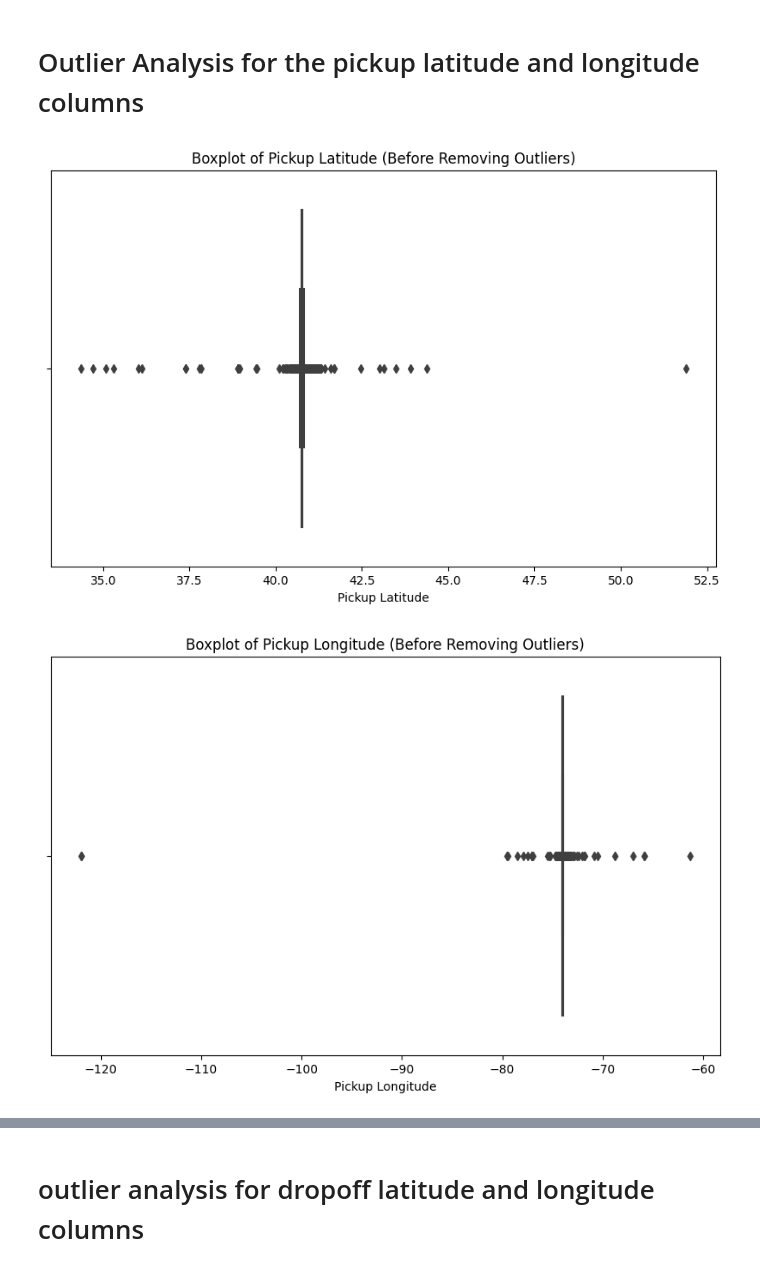
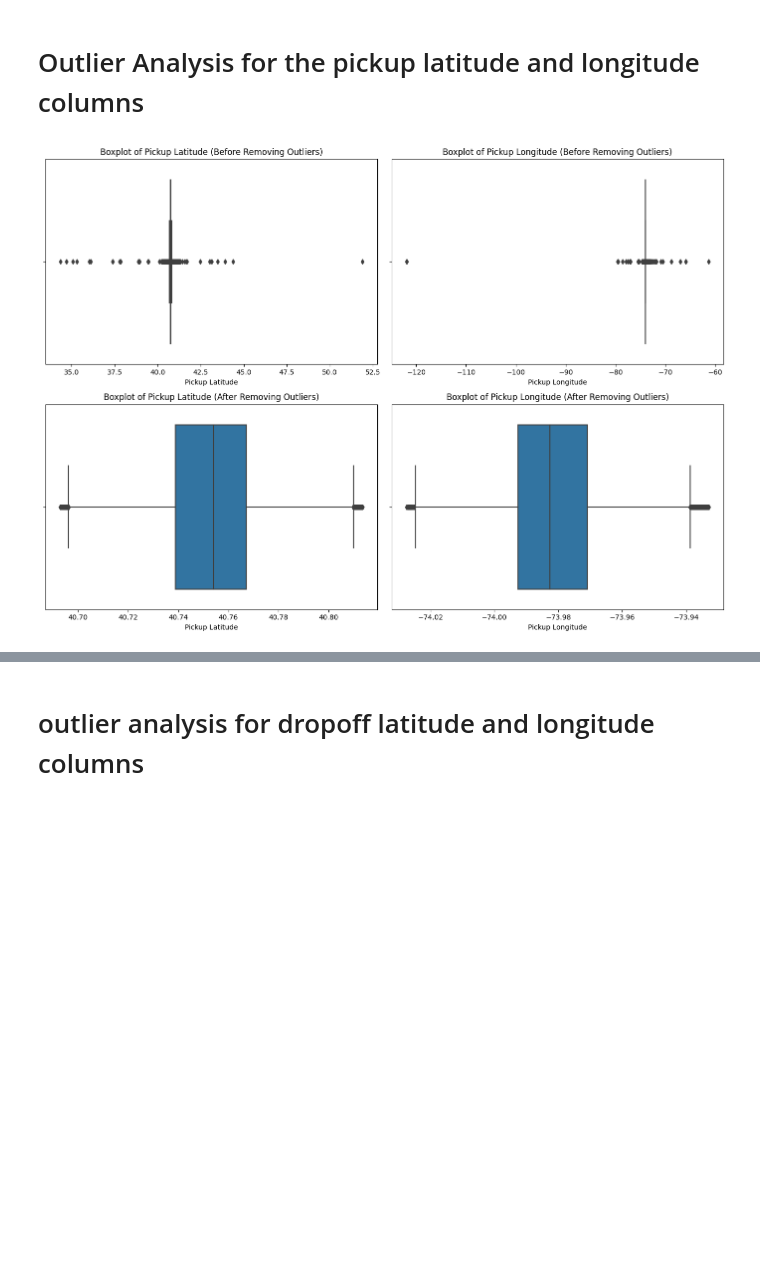
Before and after one commit to IshikaGopie/COMP6940-A4, a Jupyter notebook: section-2.ipynb, the cells around one changed output, grey strips where cells are left out. Cells and saved outputs as stored; diff of their text form; code cells hidden in the pictures; blank space fills up the shorter version.

Commit message:
* made the box plots show up in a 2x2 plot

```diff
--- a/section-2.ipynb
+++ b/section-2.ipynb
@@ -377,19 +377,20 @@ start_time_gpu = time.time()
 pickup_latitude_gpu = cp.array(train_gpu['pickup_latitude'])
 pickup_longitude_gpu = cp.array(train_gpu['pickup_longitude'])
 
+# Create a 2x2 subplot grid
+plt.figure(figsize=(14, 10))
+
 # Plot boxplot for pickup latitude before removing outliers
-plt.figure(figsize=(10, 6))
-sns.boxplot(x=pickup_latitude_gpu.get())  # No need to convert to NumPy explicitly
+plt.subplot(2, 2, 1)
+sns.boxplot(x=pickup_latitude_gpu.get())
 plt.title('Boxplot of Pickup Latitude (Before Removing Outliers)')
 plt.xlabel('Pickup Latitude')
-plt.show()
 
 # Plot boxplot for pickup longitude before removing outliers
-plt.figure(figsize=(10, 6))
-sns.boxplot(x=pickup_longitude_gpu.get())  # No need to convert to NumPy explicitly
+plt.subplot(2, 2, 2)
+sns.boxplot(x=pickup_longitude_gpu.get())
 plt.title('Boxplot of Pickup Longitude (Before Removing Outliers)')
 plt.xlabel('Pickup Longitude')
-plt.show()
 
 # Calculate the interquartile range (IQR) for pickup latitude and longitude
 Q1_lat, Q3_lat = cp.percentile(pickup_latitude_gpu, [25, 75])
@@ -397,37 +398,37 @@ Q1_lon, Q3_lon = cp.percentile(pickup_longitude_gpu, [25, 75])
 
 IQR_lat = Q3_lat - Q1_lat
 IQR_lon = Q3_lon - Q1_lon
 
 # Calculate the lower and upper bounds for pickup latitude and longitude
 lower_bound_lat = Q1_lat - 1.5 * IQR_lat
 upper_bound_lat = Q3_lat + 1.5 * IQR_lat
 
 lower_bound_lon = Q1_lon - 1.5 * IQR_lon
 upper_bound_lon = Q3_lon + 1.5 * IQR_lon
 
 # Remove outliers
 train_gpu = train_gpu[(train_gpu['pickup_latitude'] >= lower_bound_lat.get()) & (train_gpu['pickup_latitude'] <= upper_bound_lat.get())]
 train_gpu = train_gpu[(train_gpu['pickup_longitude'] >= lower_bound_lon.get()) & (train_gpu['pickup_longitude'] <= upper_bound_lon.get())]
 
 # Convert the 'pickup_latitude' and 'pickup_longitude' columns of the modified 'train_gpu' DataFrame to CuPy arrays
 pickup_latitude_gpu2 = cp.array(train_gpu['pickup_latitude'])
 pickup_longitude_gpu2 = cp.array(train_gpu['pickup_longitude'])
 
 # Plot boxplot for pickup latitude after removing outliers
-plt.figure(figsize=(10, 6))
-sns.boxplot(x=pickup_latitude_gpu2.get())  # No need to convert to NumPy explicitly
+plt.subplot(2, 2, 3)
+sns.boxplot(x=pickup_latitude_gpu2.get())
 plt.title('Boxplot of Pickup Latitude (After Removing Outliers)')
 plt.xlabel('Pickup Latitude')
-plt.show()
 
 # Plot boxplot for pickup longitude after removing outliers
-plt.figure(figsize=(10, 6))
-sns.boxplot(x=pickup_longitude_gpu2.get())  # No need to convert to NumPy explicitly
+plt.subplot(2, 2, 4)
+sns.boxplot(x=pickup_longitude_gpu2.get())
 plt.title('Boxplot of Pickup Longitude (After Removing Outliers)')
 plt.xlabel('Pickup Longitude')
+
+plt.tight_layout()  # Adjust layout for better spacing
 plt.show()
 
 end_time_gpu = time.time()
 # %% [output]
-[figure, old version]
+[figure, new version]
-[figure, removed]
```
Also changed, not shown: parts of 20 cells of this notebook.
